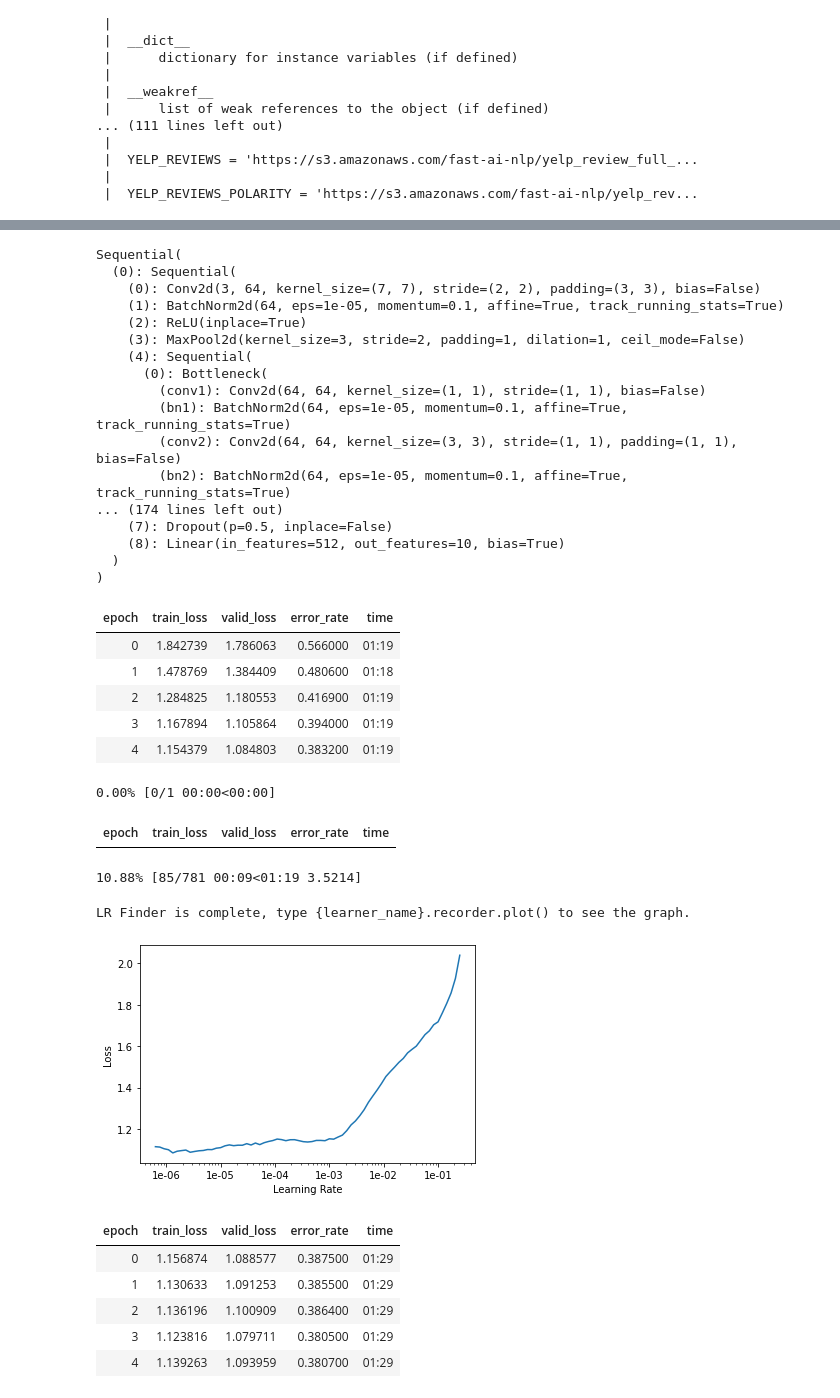
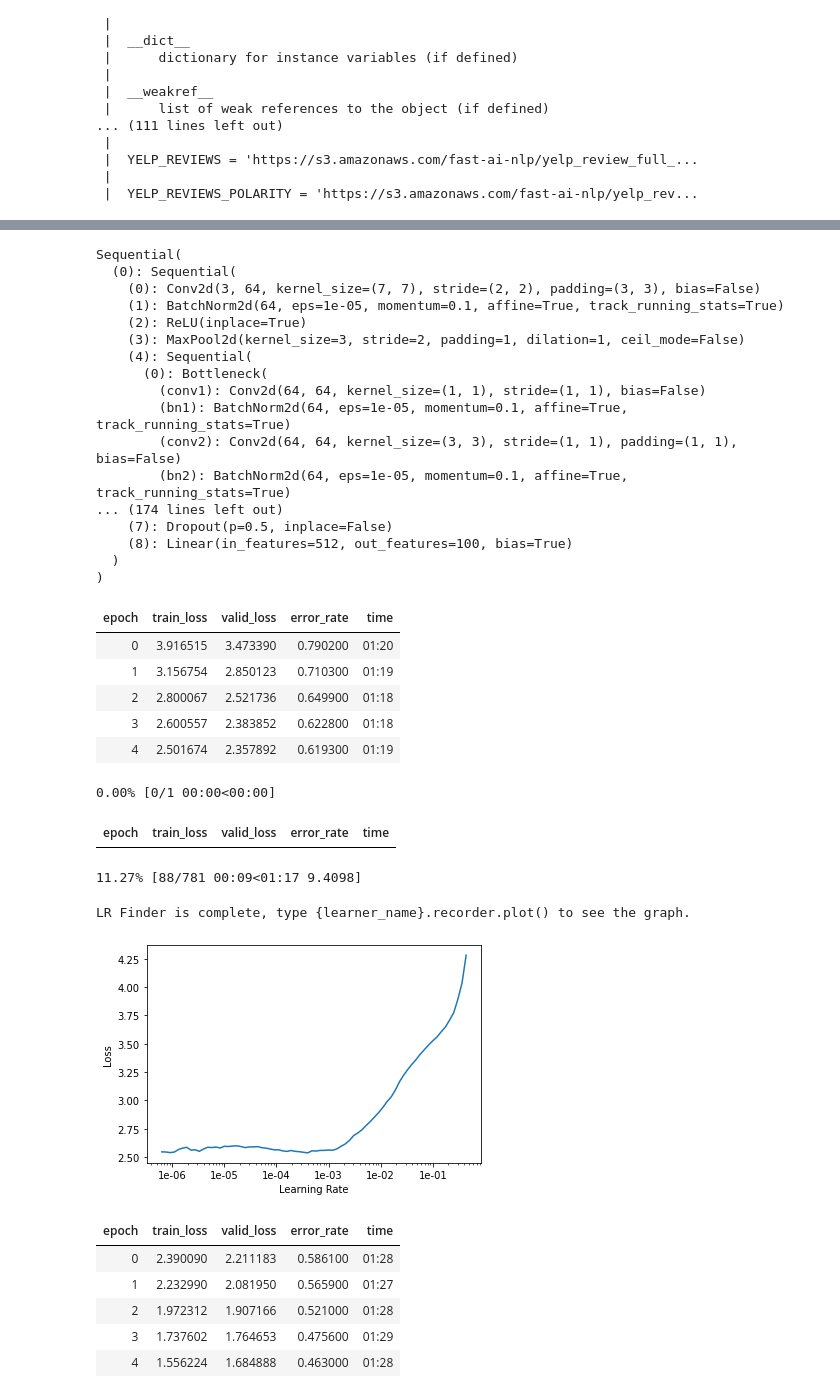
Before and after one commit to ashish244co/FastAiDeepLearning, a Jupyter notebook: FastAILesson1.ipynb, the cells around one changed output, grey strips where cells are left out. Drawn from its saved outputs; the diff is of its cells as text; code cells hidden in the pictures.

```diff
--- a/FastAILesson1.ipynb
+++ b/FastAILesson1.ipynb
@@ -48,6 +66,6 @@ class URLs(builtins.object)
  |
  |  YELP_REVIEWS_POLARITY = 'https://s3.amazonaws.com/fast-ai-nlp/yelp_rev...
 # %%
-cifar = untar_data(URLs.CIFAR)
+cifar = untar_data(URLs.CIFAR_100)
 cifar_tfms = get_transforms(flip_vert=True, max_lighting=0.1, max_zoom=1.05, max_warp=0.)
 # %% [output]
@@ -97,18 +121,18 @@ Sequential(
         (bn2): BatchNorm2d(64, eps=1e-05, momentum=0.1, affine=True, track_running_stats=True)
 ... (174 lines left out)
     (7): Dropout(p=0.5, inplace=False)
-    (8): Linear(in_features=512, out_features=10, bias=True)
+    (8): Linear(in_features=512, out_features=100, bias=True)
   )
 )
 # %%
 learn.fit_one_cycle(5)
 # %% [output]
 | epoch | train_loss | valid_loss | error_rate | time |
-| 0 | 1.842739 | 1.786063 | 0.566000 | 01:19 |
-| 1 | 1.478769 | 1.384409 | 0.480600 | 01:18 |
-| 2 | 1.284825 | 1.180553 | 0.416900 | 01:19 |
-| 3 | 1.167894 | 1.105864 | 0.394000 | 01:19 |
-| 4 | 1.154379 | 1.084803 | 0.383200 | 01:19 |
+| 0 | 3.916515 | 3.473390 | 0.790200 | 01:20 |
+| 1 | 3.156754 | 2.850123 | 0.710300 | 01:19 |
+| 2 | 2.800067 | 2.521736 | 0.649900 | 01:18 |
+| 3 | 2.600557 | 2.383852 | 0.622800 | 01:18 |
+| 4 | 2.501674 | 2.357892 | 0.619300 | 01:19 |
 # %%
 learn.unfreeze()
 # %%
@@ -116,18 +140,18 @@ learn.lr_find()
 # %% [output]
 0.00% [0/1 00:00<00:00]
 | epoch | train_loss | valid_loss | error_rate | time |
-10.88% [85/781 00:09<01:19 3.5214]
+11.27% [88/781 00:09<01:17 9.4098]
 LR Finder is complete, type {learner_name}.recorder.plot() to see the graph.
 # %%
 learn.recorder.plot()
 # %% [output]
-[figure, old version]
+[figure, new version]
 # %%
-learn.fit_one_cycle(5,slice(1e-07,1e-6))
+learn.fit_one_cycle(5,slice(1e-04,1e-03))
 # %% [output]
 | epoch | train_loss | valid_loss | error_rate | time |
-| 0 | 1.156874 | 1.088577 | 0.387500 | 01:29 |
-| 1 | 1.130633 | 1.091253 | 0.385500 | 01:29 |
-| 2 | 1.136196 | 1.100909 | 0.386400 | 01:29 |
-| 3 | 1.123816 | 1.079711 | 0.380500 | 01:29 |
-| 4 | 1.139263 | 1.093959 | 0.380700 | 01:29 |
+| 0 | 2.390090 | 2.211183 | 0.586100 | 01:28 |
+| 1 | 2.232990 | 2.081950 | 0.565900 | 01:27 |
+| 2 | 1.972312 | 1.907166 | 0.521000 | 01:28 |
+| 3 | 1.737602 | 1.764653 | 0.475600 | 01:29 |
+| 4 | 1.556224 | 1.684888 | 0.463000 | 01:28 |
```
Also changed, not shown: parts of 12 cells of this notebook.
